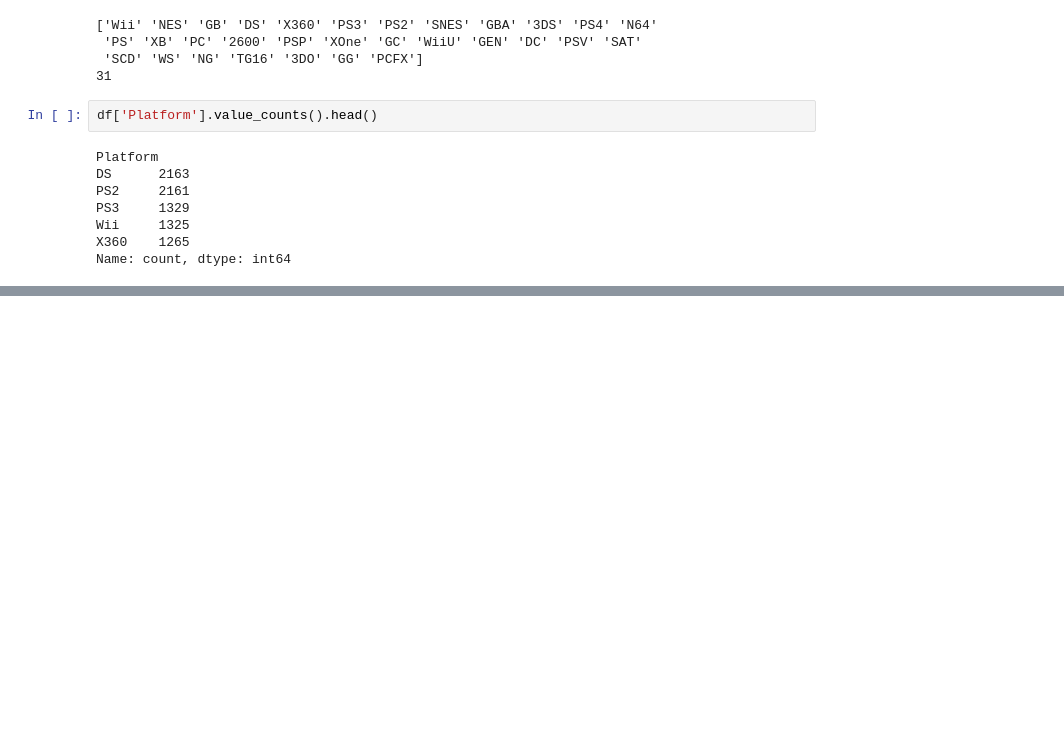
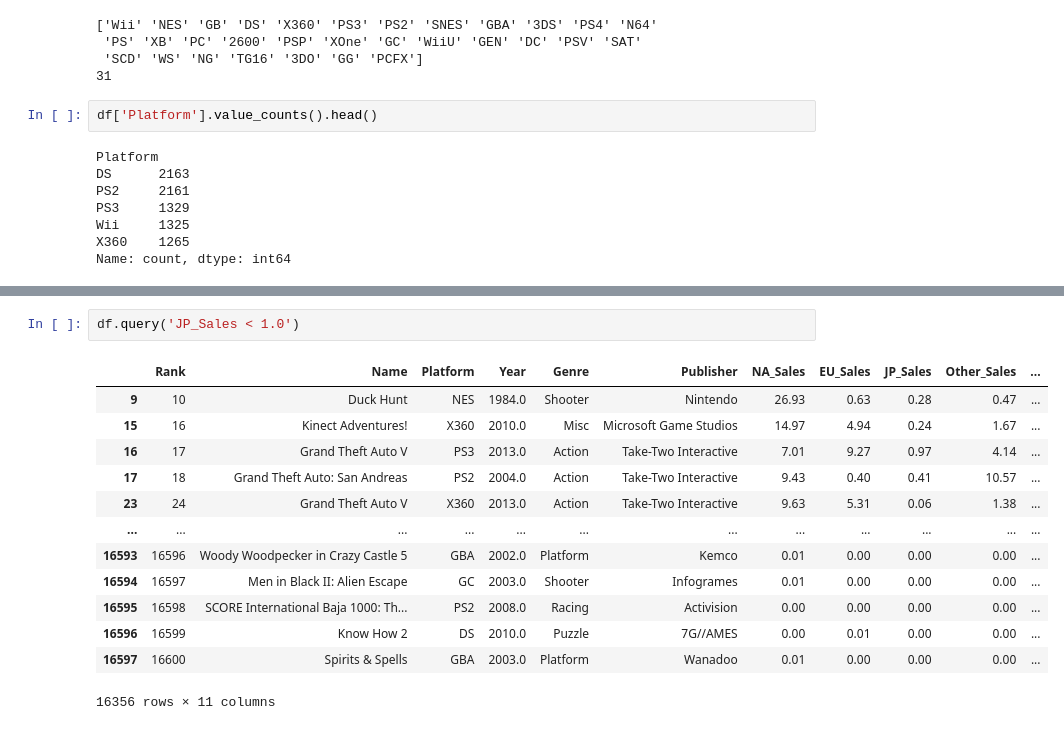
Before and after one commit to sebachamorrov/data-science-mitic, a Jupyter notebook: CORE4_Analisis_con_Pandas.ipynb, the cells around one changed output, grey strips where cells are left out. Saved outputs shown, nothing was run; the diff lists cells and outputs as text; blank space fills up the shorter version.

```diff
--- a/CORE4_Analisis_con_Pandas.ipynb
+++ b/CORE4_Analisis_con_Pandas.ipynb
@@ -113,0 +126,16 @@ KeyError: 'NA_Sales'
+# %%
+df.query('JP_Sales < 1.0')
+# %% [output]
+|  | Rank | Name | Platform | Year | Genre | Publisher | NA_Sales | EU_Sales | JP_Sales | Other_Sales | ... |
+| 9 | 10 | Duck Hunt | NES | 1984.0 | Shooter | Nintendo | 26.93 | 0.63 | 0.28 | 0.47 | ... |
+| 15 | 16 | Kinect Adventures! | X360 | 2010.0 | Misc | Microsoft Game Studios | 14.97 | 4.94 | 0.24 | 1.67 | ... |
+| 16 | 17 | Grand Theft Auto V | PS3 | 2013.0 | Action | Take-Two Interactive | 7.01 | 9.27 | 0.97 | 4.14 | ... |
+| 17 | 18 | Grand Theft Auto: San Andreas | PS2 | 2004.0 | Action | Take-Two Interactive | 9.43 | 0.40 | 0.41 | 10.57 | ... |
+| 23 | 24 | Grand Theft Auto V | X360 | 2013.0 | Action | Take-Two Interactive | 9.63 | 5.31 | 0.06 | 1.38 | ... |
+| ... | ... | ... | ... | ... | ... | ... | ... | ... | ... | ... | ... |
+| 16593 | 16596 | Woody Woodpecker in Crazy Castle 5 | GBA | 2002.0 | Platform | Kemco | 0.01 | 0.00 | 0.00 | 0.00 | ... |
+| 16594 | 16597 | Men in Black II: Alien Escape | GC | 2003.0 | Shooter | Infogrames | 0.01 | 0.00 | 0.00 | 0.00 | ... |
+| 16595 | 16598 | SCORE International Baja 1000: Th... | PS2 | 2008.0 | Racing | Activision | 0.00 | 0.00 | 0.00 | 0.00 | ... |
+| 16596 | 16599 | Know How 2 | DS | 2010.0 | Puzzle | 7G//AMES | 0.00 | 0.01 | 0.00 | 0.00 | ... |
+| 16597 | 16600 | Spirits & Spells | GBA | 2003.0 | Platform | Wanadoo | 0.01 | 0.00 | 0.00 | 0.00 | ... |
+16356 rows × 11 columns
```
Also changed, not shown: parts of 5 cells of this notebook, 5 other files.
